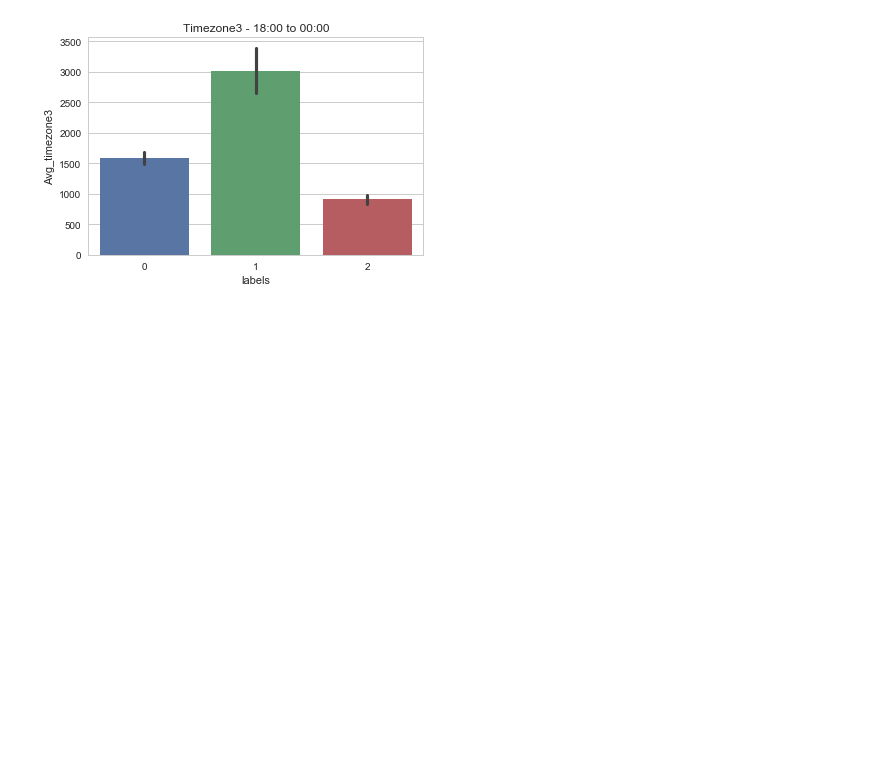
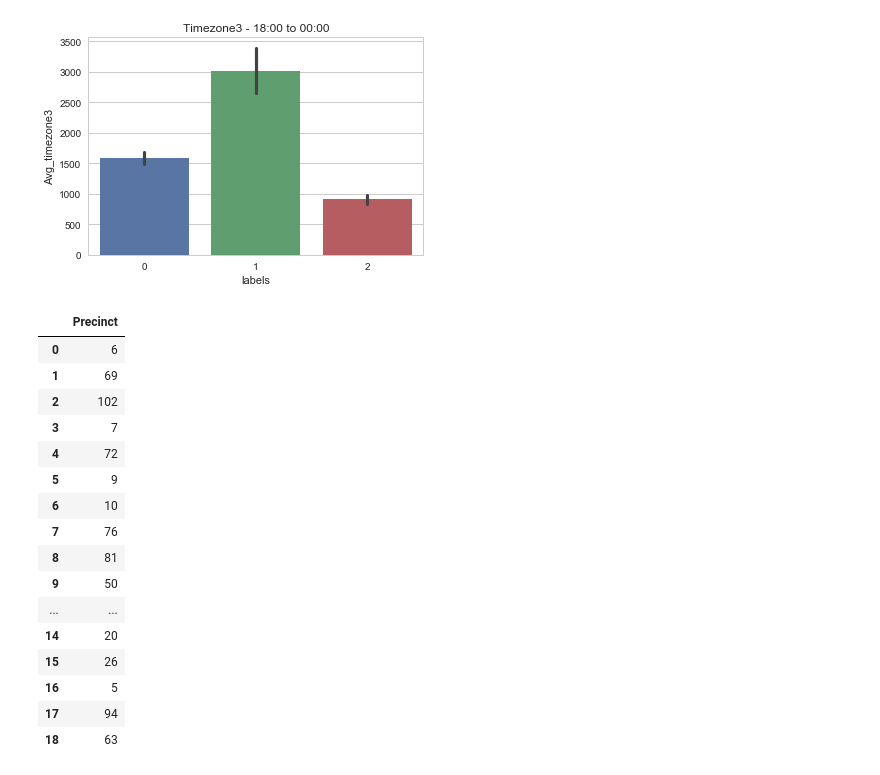
Before and after one commit to noopurP/NBAY6170_project, a Jupyter notebook: aiding_nypd.ipynb, the cells around one changed output. Drawn from its saved outputs; the diff is of its cells as text; code cells hidden in the pictures; blank space fills up the shorter version.

```diff
--- a/aiding_nypd.ipynb
+++ b/aiding_nypd.ipynb
@@ -541,9 +541,9 @@ plt.show()
 [figure]
 [figure]
 # %%
-# Finding the Intersection of points between Cluster1 and Cluster_p1
+# Finding the Intersection of points between Cluster1 and Cluster_p2
 
-low_perf_precincts = set(pre_df[pre_df["labels"]==1]["Precinct"])
+low_perf_precincts = set(pre_df[pre_df["labels"]==2]["Precinct"])
 zips1 = []
 for i in low_perf_precincts:
     zips1.extend(df[df["ADDR_PCT_CD"]==i]["ZIPCODE"].unique())
@@ -568,0 +569,20 @@ target_precincts.to_csv("target_precincts.csv", sep=",")
+# %%
+target_precincts
+# %% [output]
+|  | Precinct |
+| 0 | 6 |
+| 1 | 69 |
+| 2 | 102 |
+| 3 | 7 |
+| 4 | 72 |
+| 5 | 9 |
+| 6 | 10 |
+| 7 | 76 |
+| 8 | 81 |
+| 9 | 50 |
+| ... | ... |
+| 14 | 20 |
+| 15 | 26 |
+| 16 | 5 |
+| 17 | 94 |
+| 18 | 63 |
```
Also changed, not shown: parts of 2 cells of this notebook.
